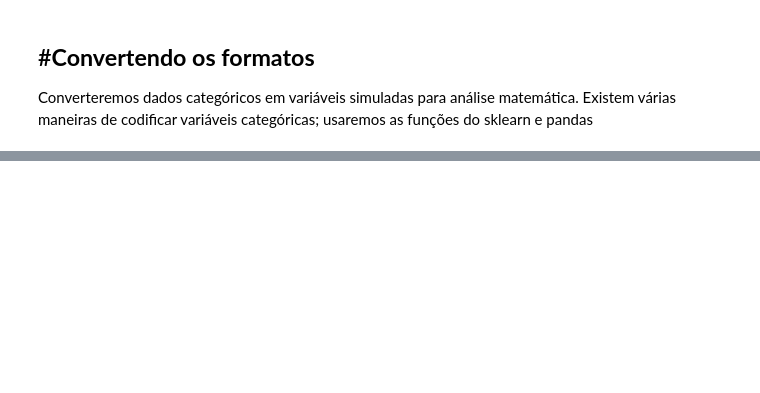
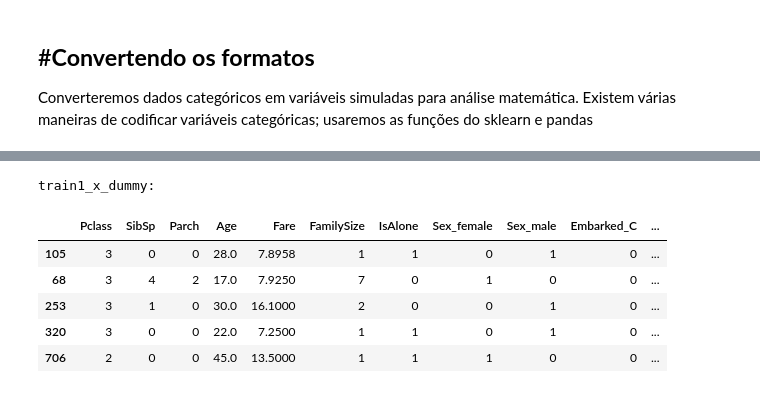
Before and after one commit to KaioViana/Titanic-predict, a Jupyter notebook: titanic.ipynb, the cells around one changed output, grey strips where cells are left out. Drawn from its saved outputs; the diff is of its cells as text; code cells hidden in the pictures; blank space fills up the shorter version.

```diff
--- a/titanic.ipynb
+++ b/titanic.ipynb
@@ -474,0 +479,9 @@ None
+# %%
+# Primeiro tipo de modelo com os tipo de dados de data1_x_calc
+train1_x, test1_x, train1_y, test1_y = model_selection.train_test_split(data1[data1_x_calc], data1[Target], random_state=0)
+
+# Segundo tipo de modelo com os tipos de dados data1_x_bin
+train1_x_bin, test1_x_bin, train_y_bin, test1_y_bin = model_selection.train_test_split(data1[data1_x_bin], data1[Target], random_state=0)
+
+# Terceiro tipo de modelo com os tipos de dados de dummy
+train1_x_dummy, test1_x_dummy, train1_y_dummy, test1_y_dummy = model_selection.train_test_split(data1_dummy[data1_x_dummy], data1[Target], random_state=0)
@@ -474,0 +511,11 @@ None
+# %%
+print('train1_x_dummy: ')
+train1_x_dummy.head()
+# %% [output]
+train1_x_dummy:
+|  | Pclass | SibSp | Parch | Age | Fare | FamilySize | IsAlone | Sex_female | Sex_male | Embarked_C | ... |
+| 105 | 3 | 0 | 0 | 28.0 | 7.8958 | 1 | 1 | 0 | 1 | 0 | ... |
+| 68 | 3 | 4 | 2 | 17.0 | 7.9250 | 7 | 0 | 1 | 0 | 0 | ... |
+| 253 | 3 | 1 | 0 | 30.0 | 16.1000 | 2 | 0 | 0 | 1 | 0 | ... |
+| 320 | 3 | 0 | 0 | 22.0 | 7.2500 | 1 | 1 | 0 | 1 | 0 | ... |
+| 706 | 2 | 0 | 0 | 45.0 | 13.5000 | 1 | 1 | 1 | 0 | 0 | ... |
```
Also changed, not shown: parts of 12 cells of this notebook.
